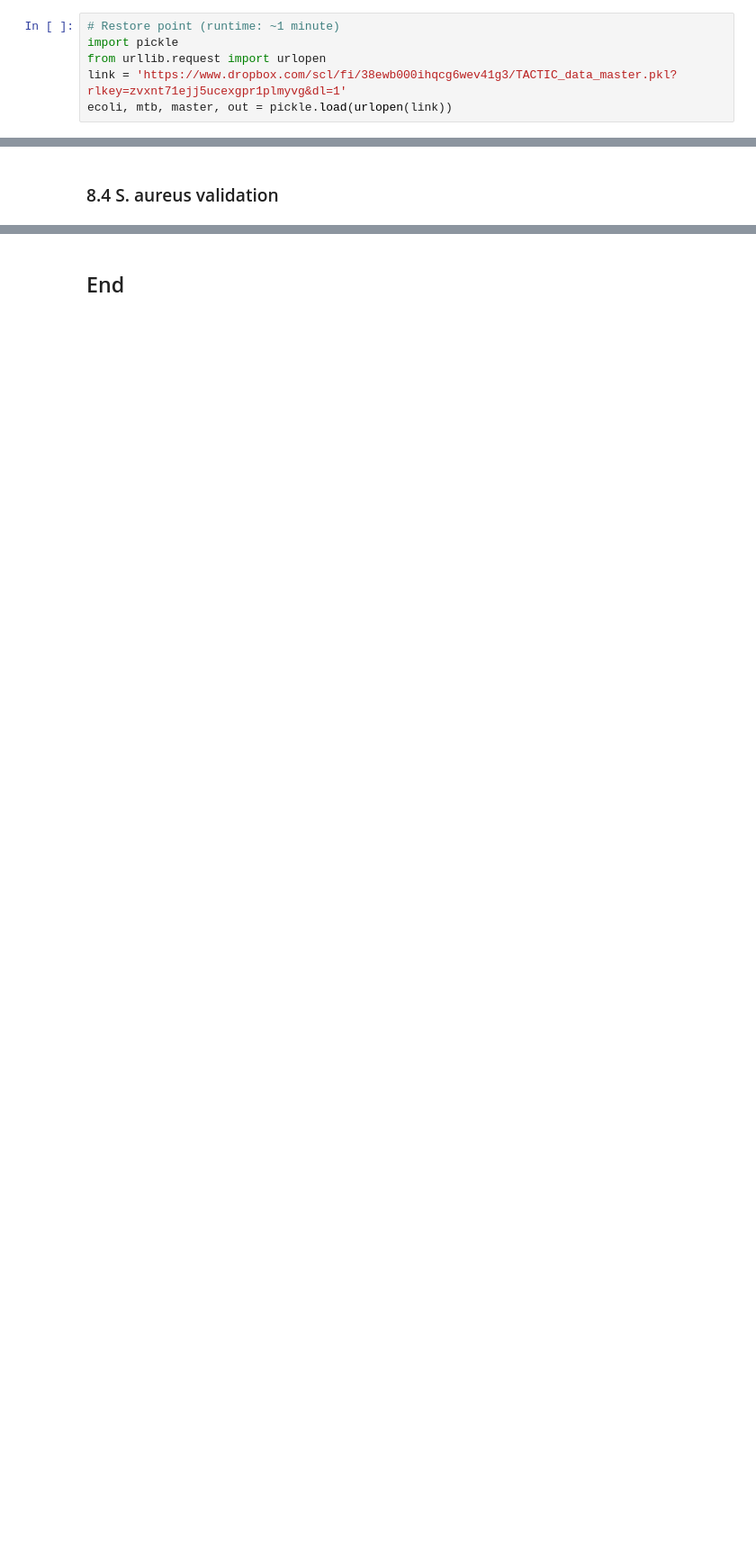
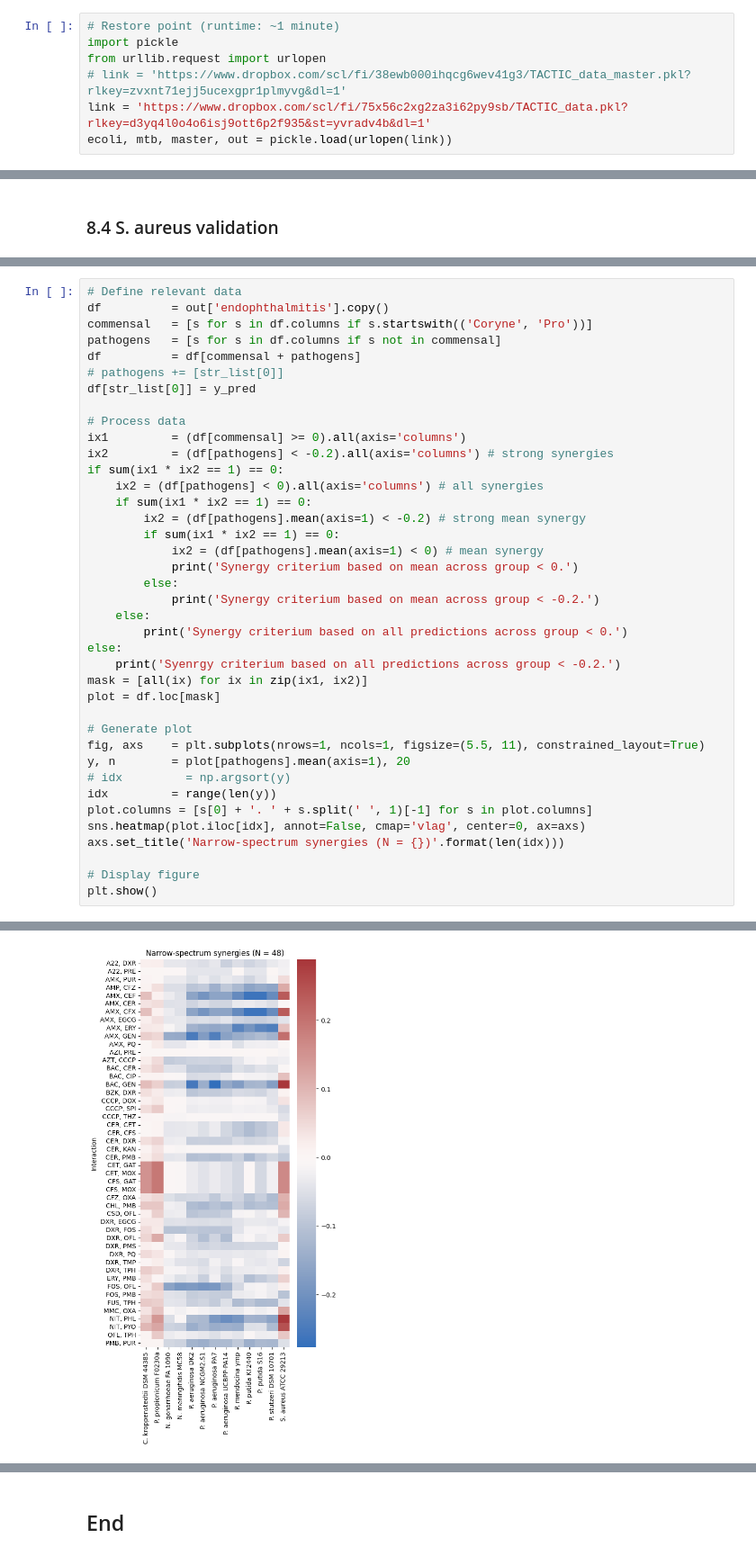
Before and after one commit to sriram-lab/TACTIC, a Jupyter notebook: TACTIC_analysis.ipynb, the cells around one changed output, grey strips where cells are left out. Shown at 90% size. Cells and saved outputs as stored; diff of their text form; blank space fills up the shorter version.

```diff
--- a/TACTIC_analysis.ipynb
+++ b/TACTIC_analysis.ipynb
@@ -5,5 +5,6 @@ This notebook contains the code for all analyses conducted in the TACTIC manuscr
 # Restore point (runtime: ~1 minute)
 import pickle
 from urllib.request import urlopen
-link = 'https://www.dropbox.com/scl/fi/38ewb000ihqcg6wev41g3/TACTIC_data_master.pkl?rlkey=zvxnt71ejj5ucexgpr1plmyvg&dl=1'
+# link = 'https://www.dropbox.com/scl/fi/38ewb000ihqcg6wev41g3/TACTIC_data_master.pkl?rlkey=zvxnt71ejj5ucexgpr1plmyvg&dl=1'
+link = 'https://www.dropbox.com/scl/fi/75x56c2xg2za3i62py9sb/TACTIC_data.pkl?rlkey=d3yq4l0o4o6isj9ott6p2f935&st=yvradv4b&dl=1'
 ecoli, mtb, master, out = pickle.load(urlopen(link))
@@ -1615,0 +1702,40 @@ Text(0.03, 0.85, 'N = 24\nR = 0.441\np = 0.031')
+# %%
+# Define relevant data
+df          = out['endophthalmitis'].copy()
+commensal   = [s for s in df.columns if s.startswith(('Coryne', 'Pro'))]
+pathogens   = [s for s in df.columns if s not in commensal]
+df          = df[commensal + pathogens]
+# pathogens += [str_list[0]]
+df[str_list[0]] = y_pred
+
+# Process data
+ix1         = (df[commensal] >= 0).all(axis='columns')
+ix2         = (df[pathogens] < -0.2).all(axis='columns') # strong synergies
+if sum(ix1 * ix2 == 1) == 0:
+    ix2 = (df[pathogens] < 0).all(axis='columns') # all synergies
+    if sum(ix1 * ix2 == 1) == 0:
+        ix2 = (df[pathogens].mean(axis=1) < -0.2) # strong mean synergy
+        if sum(ix1 * ix2 == 1) == 0:
+            ix2 = (df[pathogens].mean(axis=1) < 0) # mean synergy
+            print('Synergy criterium based on mean across group < 0.')
+        else:
+            print('Synergy criterium based on mean across group < -0.2.')
+    else:
+        print('Synergy criterium based on all predictions across group < 0.')
+else:
+    print('Syenrgy criterium based on all predictions across group < -0.2.')
+mask = [all(ix) for ix in zip(ix1, ix2)]
+plot = df.loc[mask]
+
+# Generate plot
+fig, axs    = plt.subplots(nrows=1, ncols=1, figsize=(5.5, 11), constrained_layout=True)
+y, n        = plot[pathogens].mean(axis=1), 20
+# idx         = np.argsort(y)
+idx         = range(len(y))
+plot.columns = [s[0] + '. ' + s.split(' ', 1)[-1] for s in plot.columns]
+sns.heatmap(plot.iloc[idx], annot=False, cmap='vlag', center=0, ax=axs)
+axs.set_title('Narrow-spectrum synergies (N = {})'.format(len(idx)))
+
+# Display figure
+plt.show()
+# %% [output]
@@ -1615,0 +1743 @@ Text(0.03, 0.85, 'N = 24\nR = 0.441\np = 0.031')
+[figure, added]
```
Also changed, not shown: parts of 19 cells of this notebook, 1 other file.
